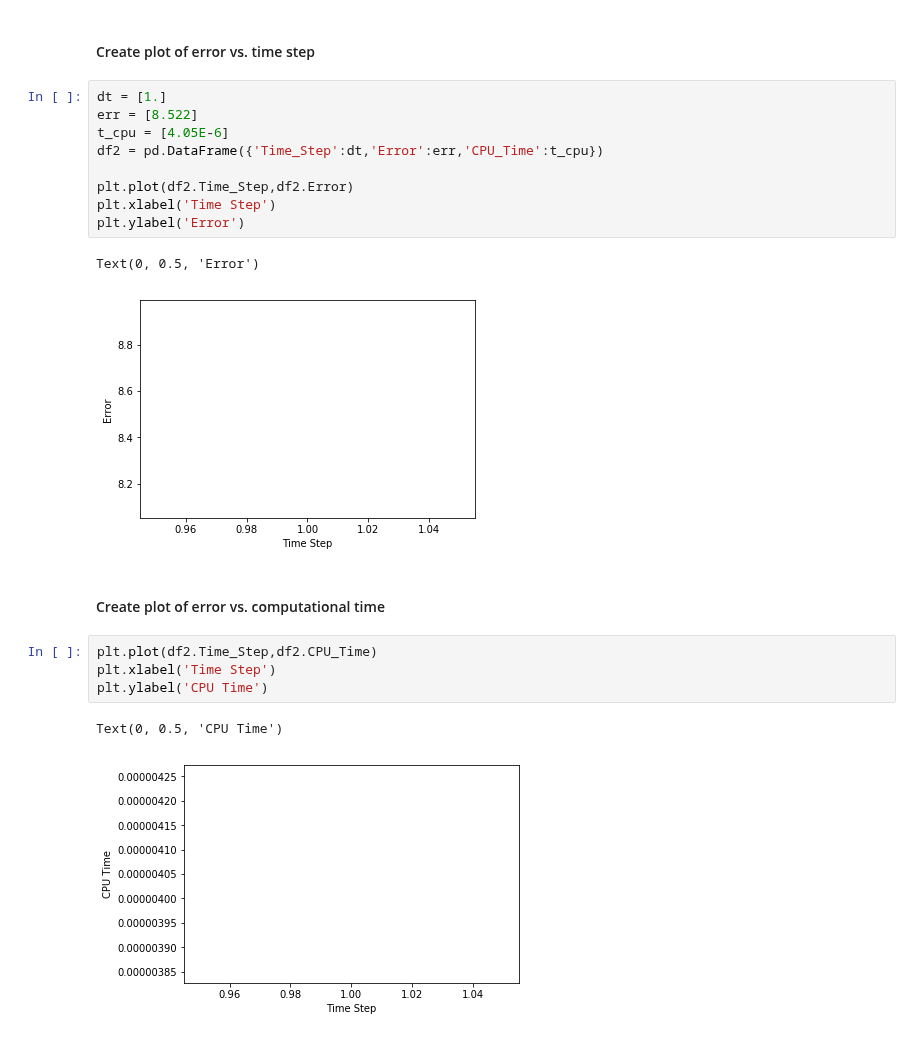
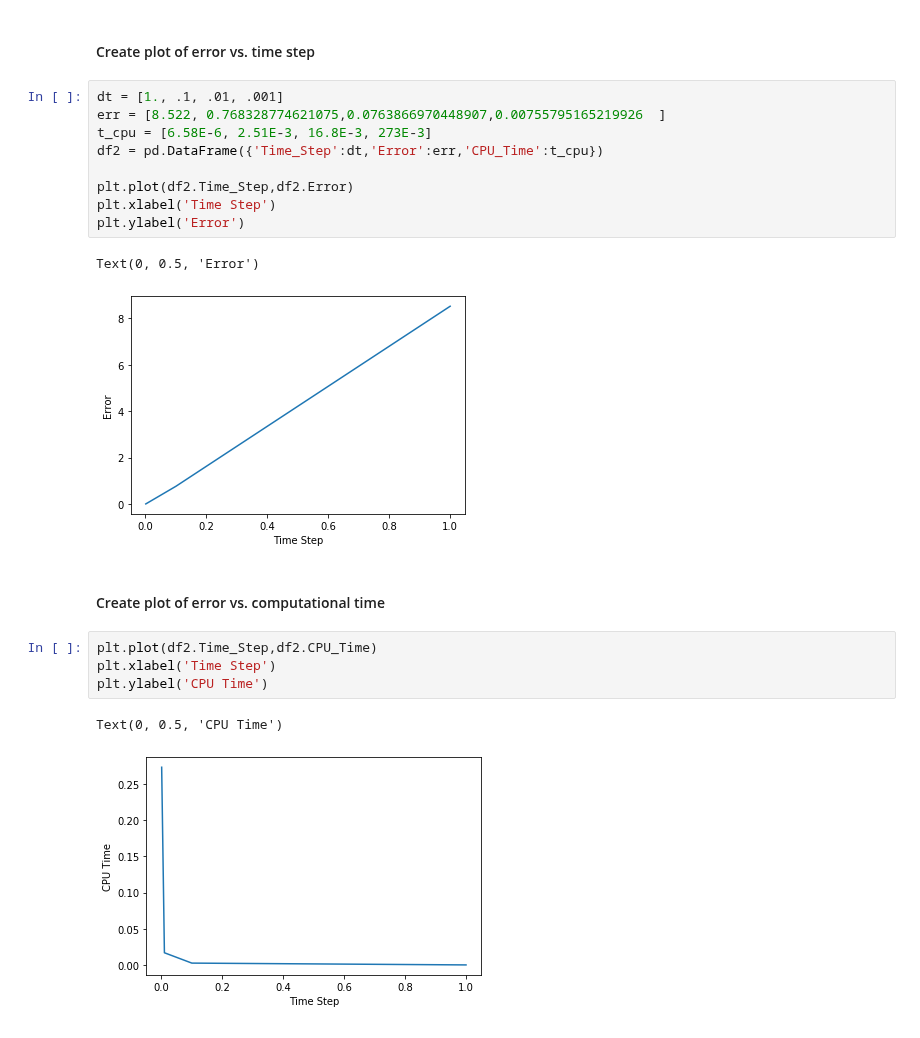
Before and after one commit to bkearse/Pete3061, a Jupyter notebook: PETE3061_Lab#1.ipynb, the cells around one changed output. Drawn from its saved outputs; the diff is of its cells as text.

```diff
--- a/PETE3061_Lab#1.ipynb
+++ b/PETE3061_Lab#1.ipynb
@@ -337,17 +348,17 @@ Name: Velocity, dtype: object
 # %% [markdown]
 #### Create plot of error vs. time step
 # %%
-dt = [1.]
-err = [8.522]
-t_cpu = [4.05E-6]
+dt = [1., .1, .01, .001]
+err = [8.522, 0.768328774621075,0.0763866970448907,0.00755795165219926  ]
+t_cpu = [6.58E-6, 2.51E-3, 16.8E-3, 273E-3]
 df2 = pd.DataFrame({'Time_Step':dt,'Error':err,'CPU_Time':t_cpu})
 
 plt.plot(df2.Time_Step,df2.Error)
 plt.xlabel('Time Step')
 plt.ylabel('Error')
 # %% [output]
 Text(0, 0.5, 'Error')
-[figure, old version]
+[figure, new version]
 # %% [markdown]
 #### Create plot of error vs. computational time
 # %%
@@ -356,4 +367,4 @@ plt.xlabel('Time Step')
 plt.ylabel('CPU Time')
 # %% [output]
 Text(0, 0.5, 'CPU Time')
-[figure, old version]
+[figure, new version]
```
Also changed, not shown: parts of 7 cells of this notebook.
